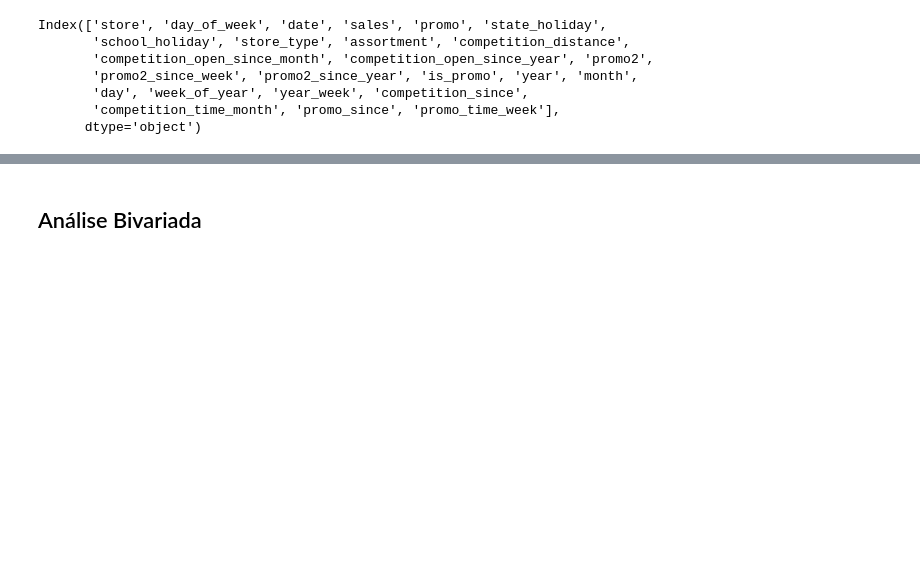
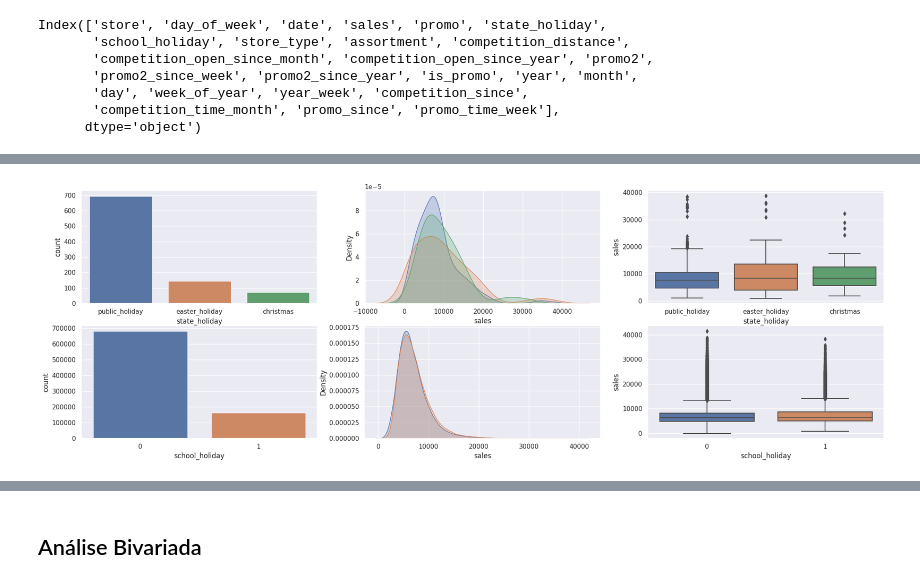
Before and after one commit to ricardosilvabr/rossmann-predict-sales, a Jupyter notebook: notebooks/v1_store_sales_prediction.ipynb, the cells around one changed output, grey strips where cells are left out. Cells and saved outputs as stored; diff of their text form; code cells hidden in the pictures; blank space fills up the shorter version.

```diff
--- a/notebooks/v1_store_sales_prediction.ipynb
+++ b/notebooks/v1_store_sales_prediction.ipynb
@@ -796,0 +853,26 @@ KeyError: 0
+# %%
+# state_holiday
+plt.subplot( 3, 3, 1 )
+a = df4[df4['state_holiday'] != 'regular_day']
+sns.countplot( x=a['state_holiday'] );
+
+plt.subplot( 3, 3, 2 )
+sns.kdeplot( df4[df4['state_holiday'] == 'public_holiday']['sales'], label='public_holiday', shade=True );
+sns.kdeplot( df4[df4['state_holiday'] == 'easter_holiday']['sales'], label='easter_holiday', shade=True );
+sns.kdeplot( df4[df4['state_holiday'] == 'christmas']['sales'], label='christmas', shade=True );
+
+plt.subplot( 3, 3, 3 )
+sns.boxplot(x='state_holiday', y='sales', data=a);
+
+# school_holiday
+plt.subplot( 3, 3, 4 )
+sns.countplot( x=df4['school_holiday'] );
+
+plt.subplot( 3, 3, 5 )
+sns.kdeplot( df4[df4['school_holiday'] == 0]['sales'], label='0', shade=True );
+sns.kdeplot( df4[df4['school_holiday'] == 1]['sales'], label='1', shade=True );
+
+plt.subplot( 3, 3, 6 )
+sns.boxplot(x='school_holiday', y='sales', data=df4);
+# %% [output]
+[figure, added]
```
Also changed, not shown: parts of 11 cells of this notebook.
